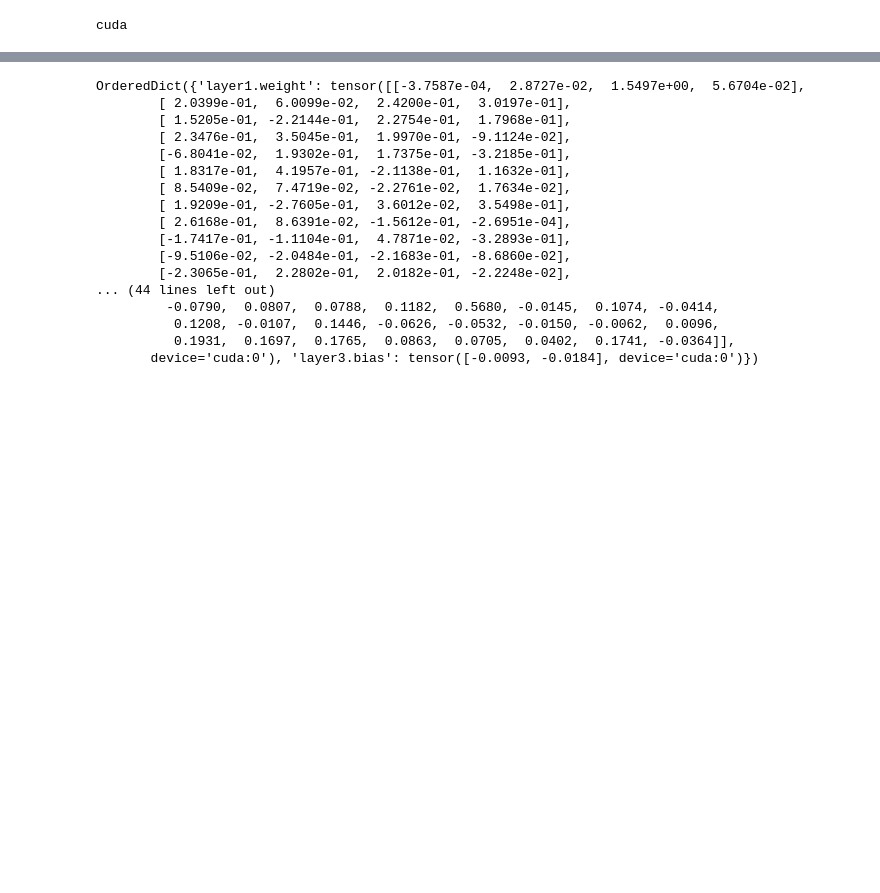
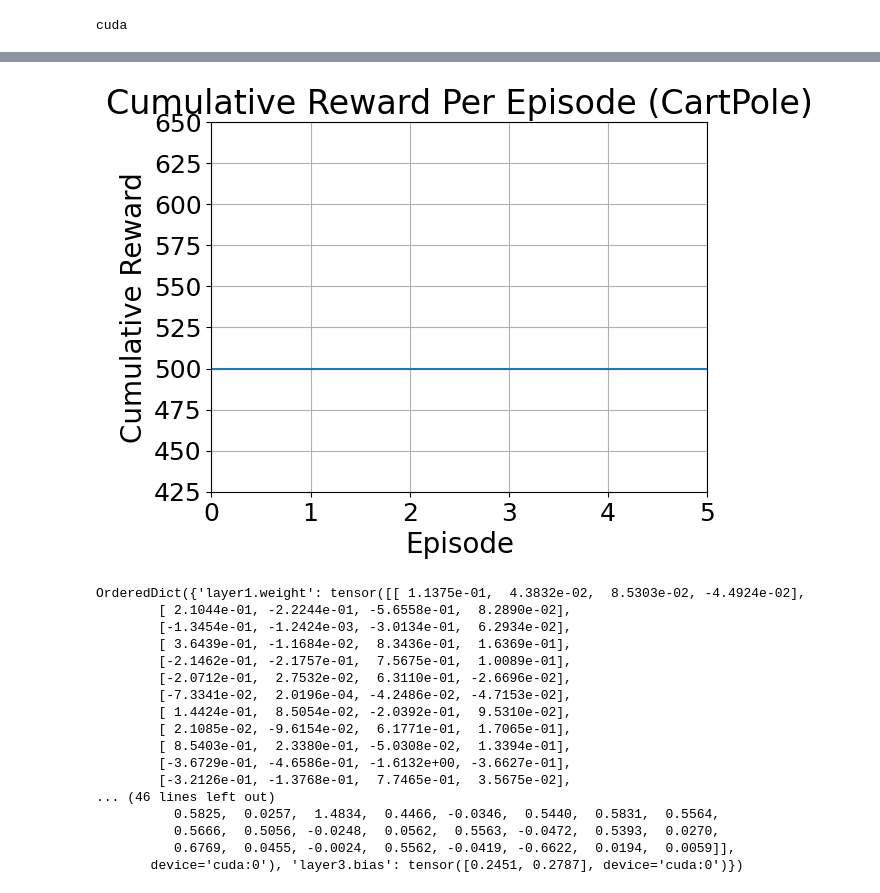
Before and after one commit to Krisp-Rat/assigment2, a Jupyter notebook: assignment_2_part_3/drpreisl_angustsa_part3_cartpole.env.ipynb, the cells around one changed output, grey strips where cells are left out. Saved outputs shown, nothing was run; the diff lists cells and outputs as text; code cells hidden in the pictures; blank space fills up the shorter version.

```diff
--- a/assignment_2_part_3/drpreisl_angustsa_part3_cartpole.env.ipynb
+++ b/assignment_2_part_3/drpreisl_angustsa_part3_cartpole.env.ipynb
@@ -64,8 +48,8 @@ class DQN:
     self.optimizer = optim.AdamW(self.policy_net.parameters(),amsgrad=True ) #auto learning rate
     # big replay memory:
     self.size = N
-    self.state_mem = torch.zeros((N, env.observation_space.shape[0]), dtype=torch.float32, device=device)
-    self.next_state_mem = torch.zeros((self.size, env.observation_space.shape[0]), dtype=torch.float32, device=device)
+    self.state_mem = torch.zeros((N, self.env.observation_space.shape[0]), dtype=torch.float32, device=device)
+    self.next_state_mem = torch.zeros((self.size, self.env.observation_space.shape[0]), dtype=torch.float32, device=device)
     self.action_mem = torch.zeros(self.size, dtype=torch.int64, device=device)
     self.reward_mem = torch.zeros(self.size, dtype=torch.float32, device=device)
     self.done_mem = torch.zeros(self.size, dtype=torch.float32, device=device)
@@ -97,8 +81,10 @@ class DQN:
   # Main training function
   def train(self, episodes, epsilon, discount, action_function, greedy):
     total_reward = [0] * episodes
-    TAU = .004
+    # TAU = .0004
     for i in range(episodes):
+      if i % 5 == 0:
+         self.target_net.load_state_dict(self.policy_net.state_dict())
       # initialize sequence S and preprocessed sequence o
       seq  = [None , None]
       state, info = self.env.reset()
@@ -122,11 +108,6 @@ class DQN:
         seq[0] = state
 
         self.r(discount)
-
-        target_net_state_dict = self.target_net.state_dict()
-        policy_net_state_dict = self.policy_net.state_dict()
-        for key in policy_net_state_dict:
-            target_net_state_dict[key] = policy_net_state_dict[key]* TAU + target_net_state_dict[key]*(1- TAU)
         done = truncated or terminated
       # Decay epsilon after every episode
       # epsilon *= epsilon
@@ -163,7 +144,8 @@ class DQN:
       # Calculate next state values
       next_state_values = torch.zeros(BATCH_SIZE, device=device)
       with torch.no_grad():
-          next_state_values[done_mask.bool()] = self.target_net(next_state_batch[done_mask.bool()]).max(1).values
+        policy_indices = self.policy_net(next_state_batch[done_mask.bool()]).max(1).indices
+        next_state_values[done_mask.bool()] = self.target_net(next_state_batch[done_mask.bool()]).gather(1, policy_indices.unsqueeze(1)).squeeze(1)
 
       # Expected Q values
       expected_state_action_values = (next_state_values * discount) + reward_batch
@@ -235,8 +217,8 @@ env = gym.make("CartPole-v1")
 env.reset()
 cart = DQN(N, env)
 
-episodes = 2000
-epsilon = .995
+episodes = 600
+epsilon = .8
 discount = .99
 action = cart.action
 total_rewards = cart.train(episodes, epsilon, discount, action, False)
@@ -245,3 +227,5 @@ reward_print(total_rewards, episodes, "CartPole")
 ep_decay(epsilon, episodes)
 total_rewards = cart.train(6, epsilon, discount, action, True)
 reward_print(total_rewards, 5, "CartPole")
+          # policy_indices = self.policy_net(next_state_batch[done_mask.bool()]).max(1).indices
+          # next_state_values[done_mask.bool()] = self.target_net(next_state_batch[done_mask.bool()]).gather(1, policy_indices.unsqueeze(1)).squeeze(1)
@@ -248,21 +236,24 @@ reward_print(total_rewards, 5, "CartPole")
 # %%
+total_rewards = cart.train(6, epsilon, discount, action, True)
+reward_print(total_rewards, 5, "CartPole")
 print(cart.policy_net.state_dict())
 # cart.save("drpreisl_angustsa_assignment2_part3_ddqn_cartpole.pickle")
 # %% [output]
+[figure, added]
-OrderedDict({'layer1.weight': tensor([[-3.7587e-04,  2.8727e-02,  1.5497e+00,  5.6704e-02],
-        [ 2.0399e-01,  6.0099e-02,  2.4200e-01,  3.0197e-01],
-        [ 1.5205e-01, -2.2144e-01,  2.2754e-01,  1.7968e-01],
-        [ 2.3476e-01,  3.5045e-01,  1.9970e-01, -9.1124e-02],
-        [-6.8041e-02,  1.9302e-01,  1.7375e-01, -3.2185e-01],
-        [ 1.8317e-01,  4.1957e-01, -2.1138e-01,  1.1632e-01],
-        [ 8.5409e-02,  7.4719e-02, -2.2761e-02,  1.7634e-02],
-        [ 1.9209e-01, -2.7605e-01,  3.6012e-02,  3.5498e-01],
-        [ 2.6168e-01,  8.6391e-02, -1.5612e-01, -2.6951e-04],
-        [-1.7417e-01, -1.1104e-01,  4.7871e-02, -3.2893e-01],
-        [-9.5106e-02, -2.0484e-01, -2.1683e-01, -8.6860e-02],
-        [-2.3065e-01,  2.2802e-01,  2.0182e-01, -2.2248e-02],
-... (44 lines left out)
-         -0.0790,  0.0807,  0.0788,  0.1182,  0.5680, -0.0145,  0.1074, -0.0414,
-          0.1208, -0.0107,  0.1446, -0.0626, -0.0532, -0.0150, -0.0062,  0.0096,
-          0.1931,  0.1697,  0.1765,  0.0863,  0.0705,  0.0402,  0.1741, -0.0364]],
-       device='cuda:0'), 'layer3.bias': tensor([-0.0093, -0.0184], device='cuda:0')})
+OrderedDict({'layer1.weight': tensor([[ 1.1375e-01,  4.3832e-02,  8.5303e-02, -4.4924e-02],
+        [ 2.1044e-01, -2.2244e-01, -5.6558e-01,  8.2890e-02],
+        [-1.3454e-01, -1.2424e-03, -3.0134e-01,  6.2934e-02],
+        [ 3.6439e-01, -1.1684e-02,  8.3436e-01,  1.6369e-01],
+        [-2.1462e-01, -2.1757e-01,  7.5675e-01,  1.0089e-01],
+        [-2.0712e-01,  2.7532e-02,  6.3110e-01, -2.6696e-02],
+        [-7.3341e-02,  2.0196e-04, -4.2486e-02, -4.7153e-02],
+        [ 1.4424e-01,  8.5054e-02, -2.0392e-01,  9.5310e-02],
+        [ 2.1085e-02, -9.6154e-02,  6.1771e-01,  1.7065e-01],
+        [ 8.5403e-01,  2.3380e-01, -5.0308e-02,  1.3394e-01],
+        [-3.6729e-01, -4.6586e-01, -1.6132e+00, -3.6627e-01],
+        [-3.2126e-01, -1.3768e-01,  7.7465e-01,  3.5675e-02],
+... (46 lines left out)
+          0.5825,  0.0257,  1.4834,  0.4466, -0.0346,  0.5440,  0.5831,  0.5564,
+          0.5666,  0.5056, -0.0248,  0.0562,  0.5563, -0.0472,  0.5393,  0.0270,
+          0.6769,  0.0455, -0.0024,  0.5562, -0.0419, -0.6622,  0.0194,  0.0059]],
+       device='cuda:0'), 'layer3.bias': tensor([0.2451, 0.2787], device='cuda:0')})
```
Also changed, not shown: parts of 2 cells of this notebook, 5 other files.
